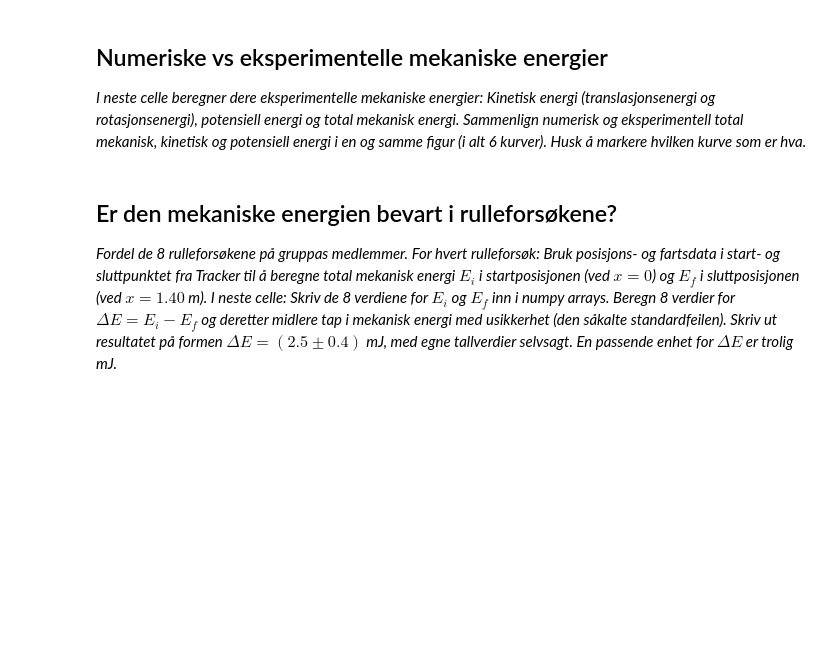
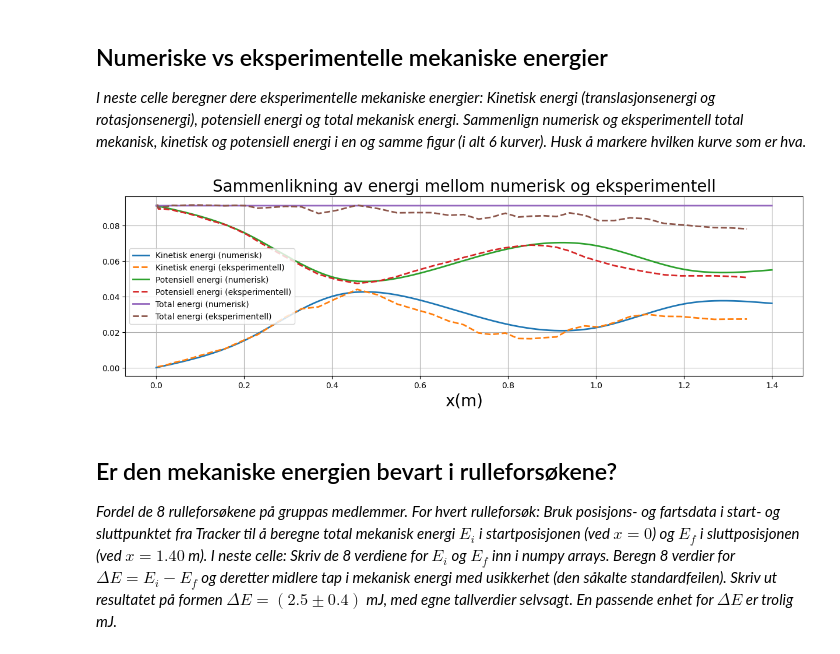
Before and after one commit to dtktran/notebook_mal_V25, a Jupyter notebook: notebook_mal_V25.ipynb, the cells around one changed output. Saved outputs shown, nothing was run; the diff lists cells and outputs as text; code cells hidden in the pictures; blank space fills up the shorter version.

````diff
--- a/notebook_mal_V25.ipynb
+++ b/notebook_mal_V25.ipynb
@@ -366,8 +367,14 @@ v_exp = np.sqrt(vx_exp**2+vy_exp**2)
 ```
 *Lag figurer som sammenligner numerisk og eksperimentell $v(x)$, $v(t)$ og $x(t)$. Det vil si plot numeriske og eksperimentelle størrelser i samme figur for hver av de tre størrelsene. Disse tre figurene gir et godt inntrykk av samsvaret mellom teoretisk og eksperimentell bevegelse.*
 # %%
+# VALG AV EKSPERIMENTELL BANE
+data = pd.read_csv(f"data/data1.txt", sep=";", dtype=str)
+t_exp = np.array([clean_number(v) for v in data["t"]])
+x_exp = np.array([clean_number(v) for v in data["x"]])
+y_exp = np.array([clean_number(v) for v in data["y"]])
+
+
 #Beregning av eksperimentell v_x, v_y og v
-
 vx_exp = np.gradient(x_exp, t_exp)
 vy_exp = np.gradient(y_exp, t_exp)
 v_exp = np.sqrt(vx_exp**2 + vy_exp**2)  # Absolutt fart
@@ -419,10 +426,40 @@ plt.show()
 
 *I neste celle beregner dere eksperimentelle mekaniske energier: Kinetisk energi (translasjonsenergi og rotasjonsenergi), potensiell energi og total mekanisk energi. Sammenlign numerisk og eksperimentell total mekanisk, kinetisk og potensiell energi i en og samme figur (i alt 6 kurver). Husk å markere hvilken kurve som er hva.*
 # %%
+# VALG AV EKSPERIMENTELL BANE
+data = pd.read_csv(f"data/data1.txt", sep=";", dtype=str)
+t_exp = np.array([clean_number(v) for v in data["t"]])
+x_exp = np.array([clean_number(v) for v in data["x"]])
+y_exp = np.array([clean_number(v) for v in data["y"]])
+
 #Beregning av eksperimentell Etrans_exp, Erot_exp, Ekin_exp, Epot_exp, Etot_exp
+Epot_exp = M * g * y_exp
+Ekin_exp = (1 + c) / 2 * M * v_exp**2
+Etot_exp = Epot_exp + Ekin_exp
 
 
 #Figurer som sammenligner numerisk og eksperimentell kinetisk, potensiell og total mekanisk energi
+
+plt.figure(figsize=(15,4))
+plt.title("Sammenlikning av energi mellom numerisk og eksperimentell",fontsize=20)
+
+### kinetisk
+plt.plot(x, Ekin, label='Kinetisk energi (numerisk)', linestyle='-', linewidth=2)
+plt.plot(x_exp, Ekin_exp, label='Kinetisk energi (eksperimentell)', linestyle='--', linewidth=2)
+
+### potensiell
+plt.plot(x, Epot, label='Potensiell energi (numerisk)', linestyle='-', linewidth=2)
+plt.plot(x_exp, Epot_exp, label='Potensiell energi (eksperimentell)', linestyle='--', linewidth=2)
+
+### total mekanisk
+plt.plot(x, Etot, label='Total energi (numerisk)', linestyle='-', linewidth=2)
+plt.plot(x_exp, Etot_exp, label='Total energi (eksperimentell)', linestyle='--', linewidth=2)
+plt.xlabel('x(m)',fontsize=20)
+plt.legend()
+plt.grid()
+plt.show()
+# %% [output]
+[figure, added]
 # %% [markdown]
 ## Er den mekaniske energien bevart i rulleforsøkene?
 *Fordel de 8 rulleforsøkene på gruppas medlemmer. For hvert rulleforsøk: Bruk posisjons- og fartsdata i start- og sluttpunktet fra Tracker til å beregne total mekanisk energi $E_i$ i startposisjonen (ved $x=0$) og $E_f$ i sluttposisjonen (ved $x=1.40$ m). I neste celle: Skriv de 8 verdiene for $E_i$ og $E_f$ inn i numpy arrays. Beregn 8 verdier for $\Delta E = E_i-E_f$ og deretter midlere tap i mekanisk energi med usikkerhet (den såkalte standardfeilen). Skriv ut resultatet på formen $\Delta E = (2.5 \pm 0.4)$ mJ, med egne tallverdier selvsagt. En passende enhet for $\Delta E$ er trolig mJ.*
````
Also changed, not shown: parts of 5 cells of this notebook, 8 other files.
